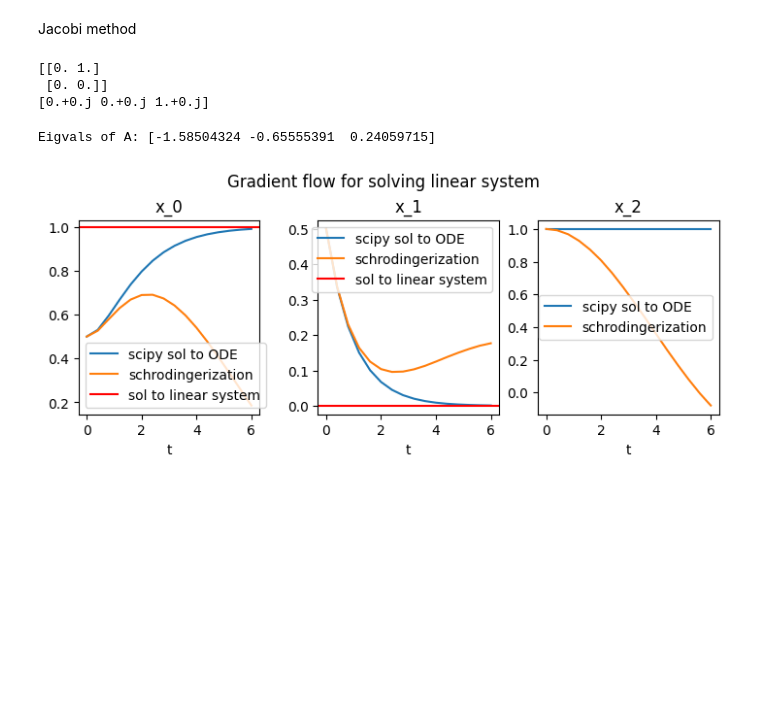
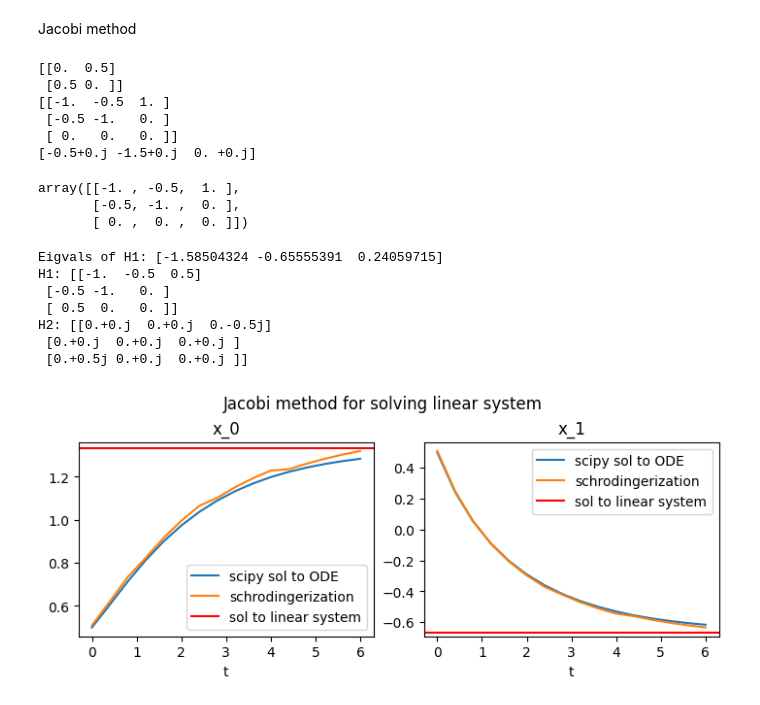
Before and after one commit to jli0108/quantum-diff-eq-ham-ebd, a Jupyter notebook: schrodingerization.ipynb, the cells around one changed output. Cells and saved outputs as stored; diff of their text form; code cells hidden in the pictures; blank space fills up the shorter version.

```diff
--- a/schrodingerization.ipynb
+++ b/schrodingerization.ipynb
@@ -125,5 +142,5 @@ Ground truth: [1. 0.]
 # %%
-L, R = -30, 30
+L, R = -10, 10
 N = 1024
 T = 6
 N_t = 16
@@ -141,7 +165,7 @@ t_vals = np.linspace(0, T, N_t)
 sol_gf = solve_ivp(F_gf, [0, T], x_0.toarray().reshape(2), t_eval=t_vals)
 # %%
 A_tilde = vstack([hstack([-A, b]), csc_matrix((1, A.shape[0]+1))])
-u_recover = schrodingerization(A_tilde, vstack([x_0, 1]), N, L, R, T, N_t)
+# u_recover = schrodingerization(A_tilde, vstack([x_0, 1]), N, L, R, T, N_t, )
 
 print(eigvals(A_tilde.toarray()))
 print(eigvalsh((A_tilde + A_tilde.T).toarray() / 2))
@@ -155,21 +178,21 @@ Eigvals of A: [-1.58504324 -0.65555391  0.24059715]
 # %%
 t_vals = np.linspace(0, T, N_t)
 
-fig, axs = plt.subplots(1, 3, constrained_layout=True, facecolor="white", figsize=(12,4))
+fig, axs = plt.subplots(1, dimension, constrained_layout=True, facecolor="white", figsize=(8,4))
 
 aspect = 0.4
 
-for i in range(3):
-    if i < 2:
-        axs[i].axhline(y=x_sol[i], color='red', label="sol to linear system")
+for i in range(2):
 
-    axs[i].plot(t_vals, u_recover[:,i].real, label="schrodingerization")
-    axs[i].plot(t_vals, sol_augmented.y[i], '--o', label="scipy augmented ODE", linewidth=3, alpha=0.7)
-    if i < 2:
-        axs[i].plot(t_vals, sol_gf.y[i], '--o', label="scipy grad flow", alpha=0.7)
+    axs[i].axhline(y=x_sol[i], color='red', label="Sol to linear system")
+
+    axs[i].plot(t_vals, u_recover[:,i].real, '-o', label="Schrodingerization")
+    # axs[i].plot(t_vals, sol_augmented.y[i], '--o', label="scipy augmented ODE", linewidth=3, alpha=0.7)
+
+    axs[i].plot(t_vals, sol_gf.y[i], '--o', label="Gradient flow", alpha=0.7)
     axs[i].legend()
     axs[i].set_title(f"x_{i}")
     axs[i].set_xlabel(f"t")
-plt.suptitle("Gradient flow for solving linear system")
+plt.suptitle(f"Gradient flow for solving {dimension} by {dimension} linear system")
 plt.show()
 # %% [output]
@@ -182,37 +205,52 @@ M = A - diags(Lamb)
 print(M.toarray())
 
 C = vstack([diags((1 / Lamb)) @ hstack([-M, b]), hstack([csc_matrix((1, A.shape[0])), [1]])])
-print(eigvals(C.toarray()))
+print((C - eye(dimension + 1)).toarray())
+print(eigvals((C - eye(dimension + 1)).toarray()))
 # %% [output]
-[[0. 1.]
- [0. 0.]]
-[0.+0.j 0.+0.j 1.+0.j]
+[[0.  0.5]
+ [0.5 0. ]]
+[[-1.  -0.5  1. ]
+ [-0.5 -1.   0. ]
+ [ 0.   0.   0. ]]
+[-0.5+0.j -1.5+0.j  0. +0.j]
+# %%
+A_tilde.toarray()
+# %% [output]
+array([[-1. , -0.5,  1. ],
+       [-0.5, -1. ,  0. ],
+       [ 0. ,  0. ,  0. ]])
 # %%
 F_jac = lambda t, u: (C - eye(A.shape[0] + 1)).toarray() @ u
 
 t_vals = np.linspace(0, T, N_t)
 sol_jac = solve_ivp(F_jac, [0, T], vstack([x_0, 1]).toarray().reshape(3), t_eval=t_vals)
 # %%
-u_recover = schrodingerization((C - eye(A.shape[0] + 1)), vstack([x_0, 1]), N, L, R, T, N_t)
+u_recover = schrodingerization((C - eye(A.shape[0] + 1)), vstack([x_0, 1]), N, L, R, T, N_t, norm(b) / 2)
 # %% [output]
-Eigvals of A: [-1.58504324 -0.65555391  0.24059715]
+Eigvals of H1: [-1.58504324 -0.65555391  0.24059715]
+H1: [[-1.  -0.5  0.5]
+ [-0.5 -1.   0. ]
+ [ 0.5  0.   0. ]]
+H2: [[0.+0.j  0.+0.j  0.-0.5j]
+ [0.+0.j  0.+0.j  0.+0.j ]
+ [0.+0.5j 0.+0.j  0.+0.j ]]
 # %%
 t_vals = np.linspace(0, T, N_t)
 
-fig, axs = plt.subplots(1, 3, constrained_layout=True, facecolor="white", figsize=(7,3))
+fig, axs = plt.subplots(1, 2, constrained_layout=True, facecolor="white", figsize=(7,3))
 
 aspect = 0.4
 
-for i in range(3):
+for i in range(2):
     axs[i].plot(t_vals, sol_jac.y[i], label="scipy sol to ODE")
     axs[i].plot(t_vals, u_recover[:,i].real, label="schrodingerization")
 
-    if i < 2:
-        axs[i].axhline(y=x_sol[i], color='red', label="sol to linear system")
+    axs[i].axhline(y=x_sol[i], color='red', label="sol to linear system")
     axs[i].legend()
     axs[i].set_title(f"x_{i}")
     axs[i].set_xlabel(f"t")
-plt.suptitle("Gradient flow for solving linear system")
+plt.suptitle("Jacobi method for solving linear system")
 plt.show()
 # %% [output]
-[figure, old version]
+[figure, new version]
```
Also changed, not shown: parts of 9 cells of this notebook.
